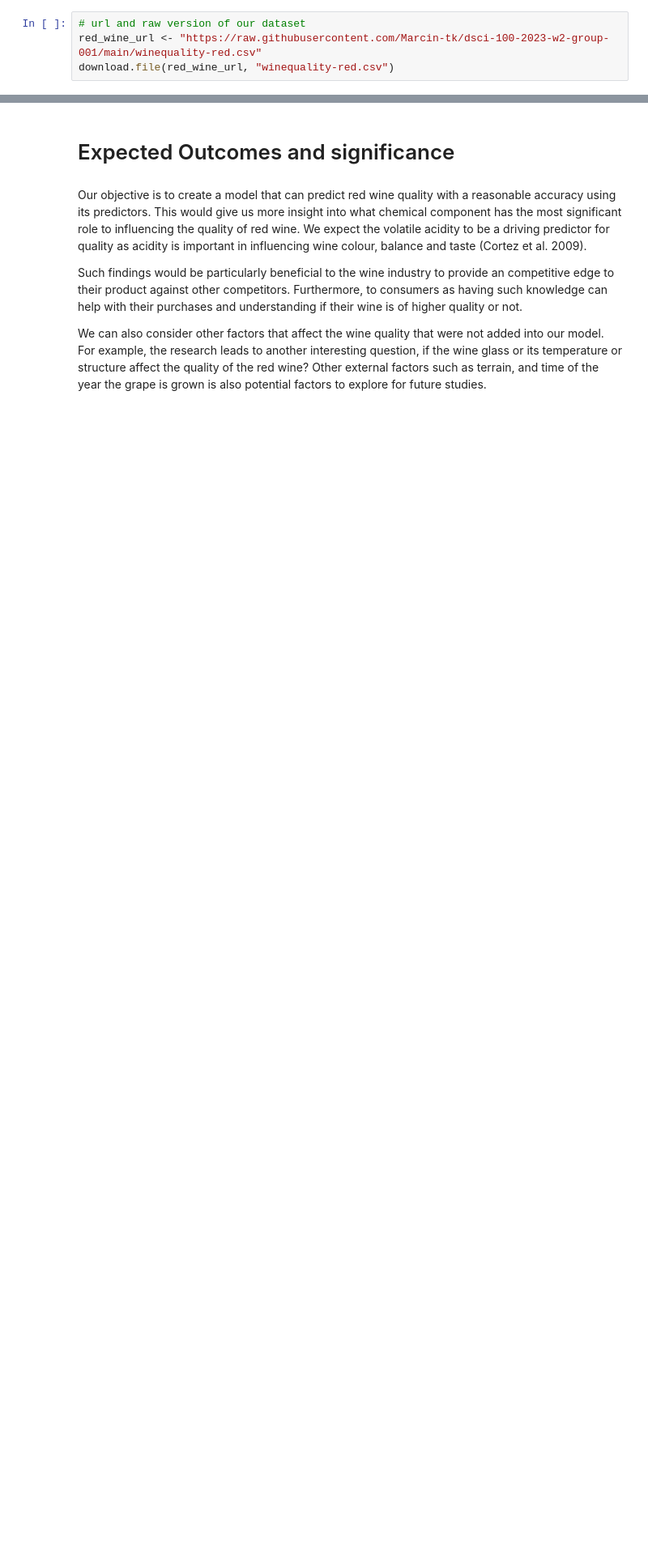
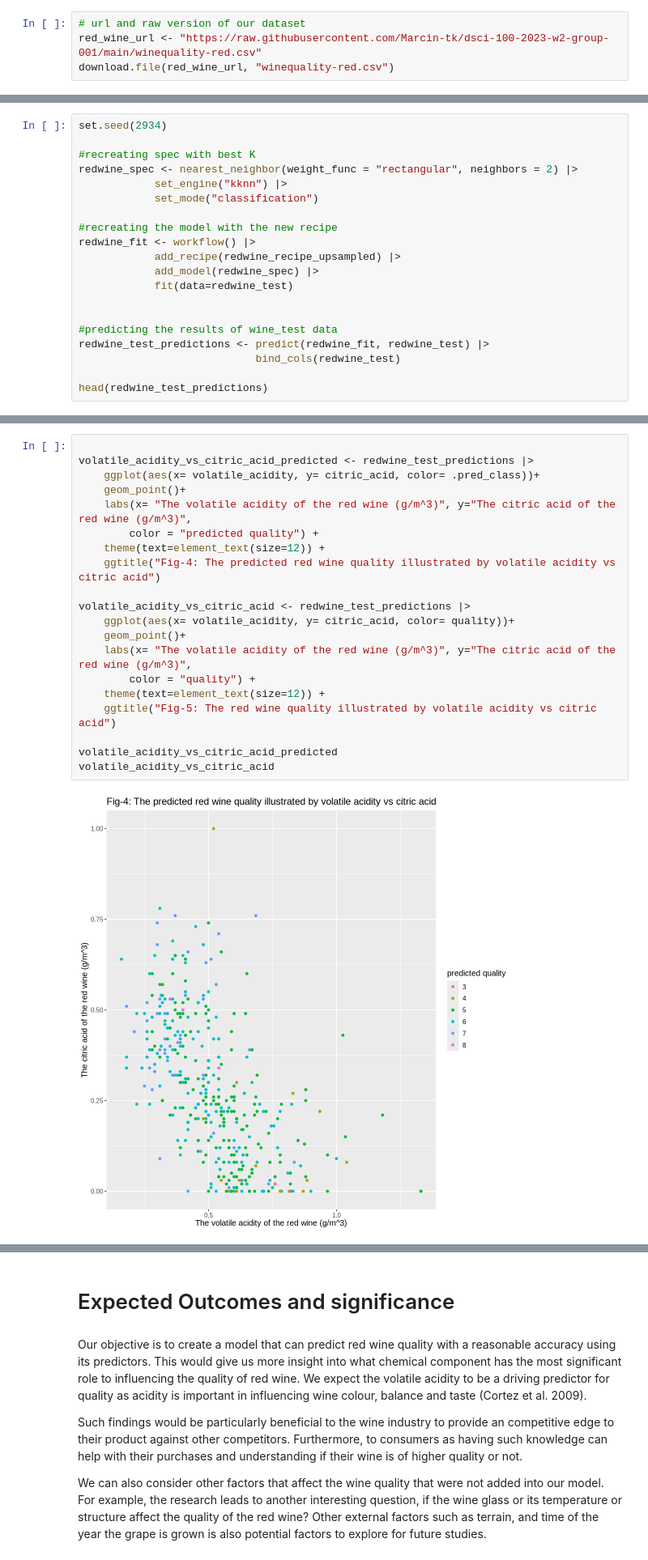
Before and after one commit to Marcin-tk/dsci-100-2023-w2-group-001, a Jupyter notebook: Proposal.ipynb, the cells around one changed output, grey strips where cells are left out. Shown at 81% size. Drawn from its saved outputs; the diff is of its cells as text; blank space fills up the shorter version.

Commit message:
Changed proposal
Review metgods and results

```diff
--- a/Proposal.ipynb
+++ b/Proposal.ipynb
@@ -107,0 +338,20 @@ We will use our predictors to make a scatter plot to visualize the correlations.
+# %%
+set.seed(2934)
+
+#recreating spec with best K
+redwine_spec <- nearest_neighbor(weight_func = "rectangular", neighbors = 2) |>
+            set_engine("kknn") |>
+            set_mode("classification")
+
+#recreating the model with the new recipe
+redwine_fit <- workflow() |>
+            add_recipe(redwine_recipe_upsampled) |>
+            add_model(redwine_spec) |>
+            fit(data=redwine_test)
+
+
+#predicting the results of wine_test data
+redwine_test_predictions <- predict(redwine_fit, redwine_test) |>
+                            bind_cols(redwine_test)
+
+head(redwine_test_predictions)
@@ -107,0 +397,22 @@ We will use our predictors to make a scatter plot to visualize the correlations.
+# %%
+
+volatile_acidity_vs_citric_acid_predicted <- redwine_test_predictions |>
+    ggplot(aes(x= volatile_acidity, y= citric_acid, color= .pred_class))+
+    geom_point()+
+    labs(x= "The volatile acidity of the red wine (g/m^3)", y="The citric acid of the red wine (g/m^3)",
+        color = "predicted quality") +
+    theme(text=element_text(size=12)) +
+    ggtitle("Fig-4: The predicted red wine quality illustrated by volatile acidity vs citric acid")
+
+volatile_acidity_vs_citric_acid <- redwine_test_predictions |>
+    ggplot(aes(x= volatile_acidity, y= citric_acid, color= quality))+
+    geom_point()+
+    labs(x= "The volatile acidity of the red wine (g/m^3)", y="The citric acid of the red wine (g/m^3)",
+        color = "quality") +
+    theme(text=element_text(size=12)) +
+    ggtitle("Fig-5: The red wine quality illustrated by volatile acidity vs citric acid")
+
+volatile_acidity_vs_citric_acid_predicted
+volatile_acidity_vs_citric_acid
+# %% [output]
+[figure, added]
```
Also changed, not shown: parts of 34 cells of this notebook.
